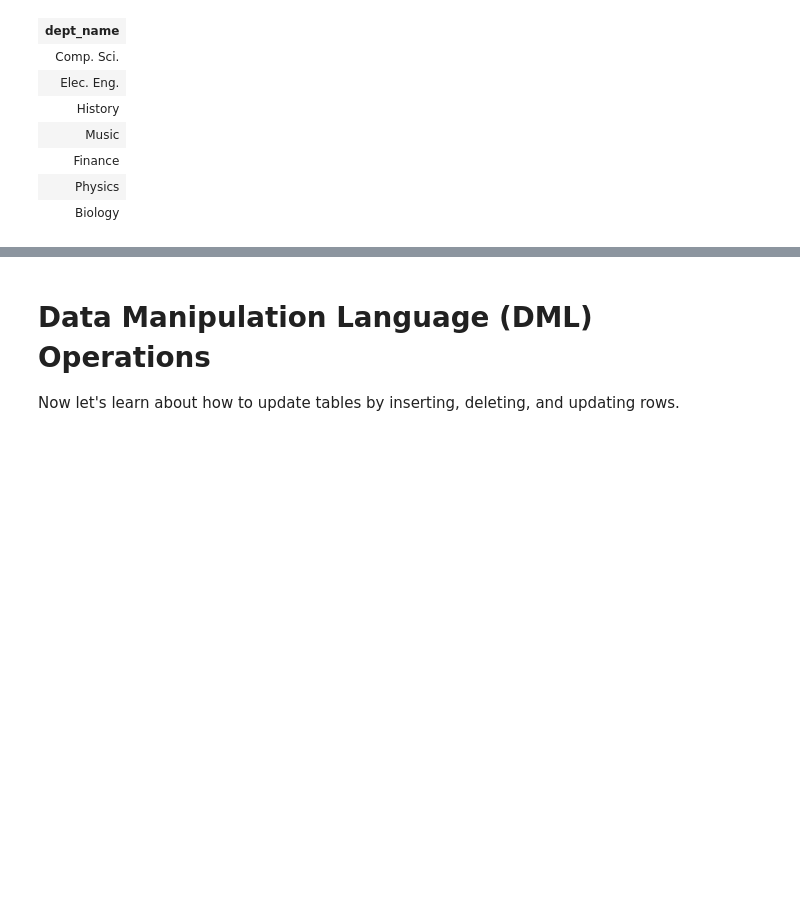
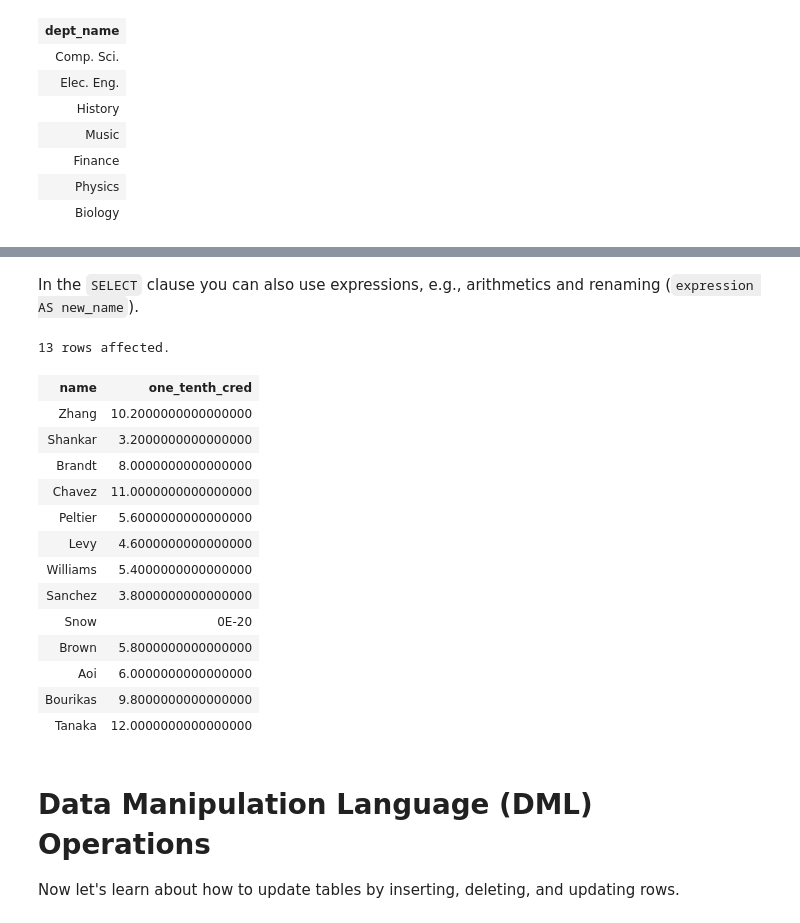
Before and after one commit to IITDBGroup/cs425, a Jupyter notebook: classnotebook-2017-Fall/CS425-2017-Notebook.ipynb, the cells around one changed output, grey strips where cells are left out. Cells and saved outputs as stored; diff of their text form; code cells hidden in the pictures; blank space fills up the shorter version.

```diff
--- a/classnotebook-2017-Fall/CS425-2017-Notebook.ipynb
+++ b/classnotebook-2017-Fall/CS425-2017-Notebook.ipynb
@@ -202,3 +343,25 @@ SELECT DISTINCT dept_name FROM student
+# %% [markdown]
+In the `SELECT` clause you can also use expressions, e.g., arithmetics and renaming (`expression AS new_name`).
+# %%
+%%sql
+SELECT name, tot_cred / 10 AS one_tenth_cred
+FROM student
+# %% [output]
+13 rows affected.
+| name | one_tenth_cred |
+| Zhang | 10.2000000000000000 |
+| Shankar | 3.2000000000000000 |
+| Brandt | 8.0000000000000000 |
+| Chavez | 11.0000000000000000 |
+| Peltier | 5.6000000000000000 |
+| Levy | 4.6000000000000000 |
+| Williams | 5.4000000000000000 |
+| Sanchez | 3.8000000000000000 |
+| Snow | 0E-20 |
+| Brown | 5.8000000000000000 |
+| Aoi | 6.0000000000000000 |
+| Bourikas | 9.8000000000000000 |
+| Tanaka | 12.0000000000000000 |
 # %% [markdown]
 # Data Manipulation Language (DML) Operations
 Now let's learn about how to update tables by inserting, deleting, and updating rows.
```
Also changed, not shown: parts of 14 cells of this notebook, 1 other file.
